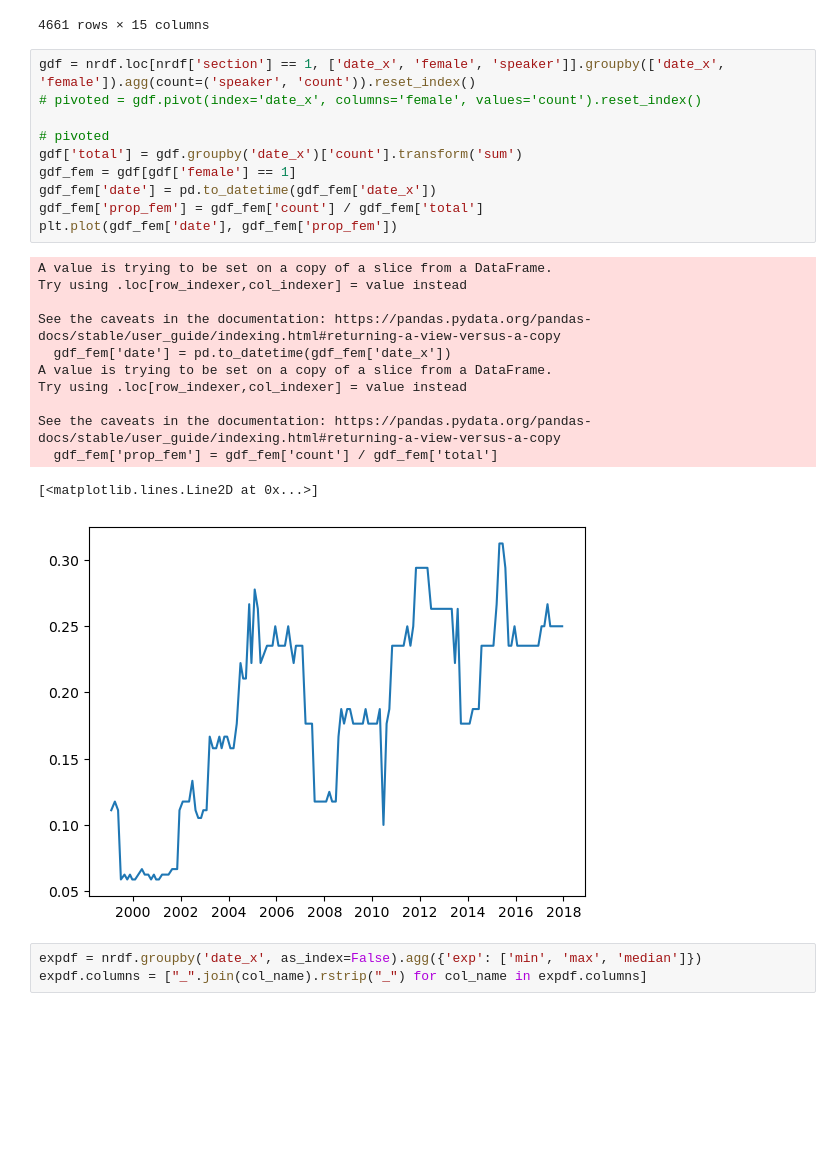
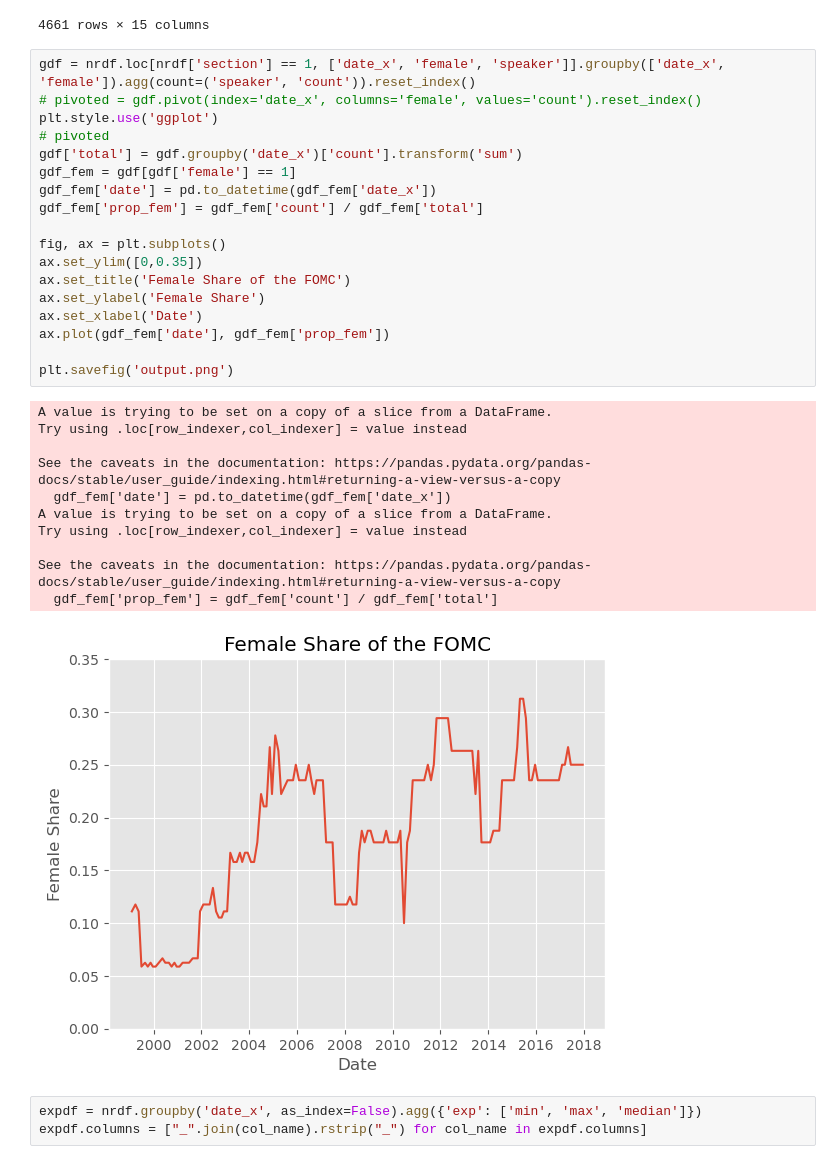
Before and after one commit to bendurham441/fed-nlp, a Jupyter notebook: regressions/descriptive_stats.ipynb, the cells around one changed output. Drawn from its saved outputs; the diff is of its cells as text; blank space fills up the shorter version.

Commit message:
Figures for descriptive statistics

```diff
--- a/regressions/descriptive_stats.ipynb
+++ b/regressions/descriptive_stats.ipynb
@@ -25,26 +45,33 @@ nrdf
 # %%
 gdf = nrdf.loc[nrdf['section'] == 1, ['date_x', 'female', 'speaker']].groupby(['date_x', 'female']).agg(count=('speaker', 'count')).reset_index()
 # pivoted = gdf.pivot(index='date_x', columns='female', values='count').reset_index()
-
+plt.style.use('ggplot')
 # pivoted
 gdf['total'] = gdf.groupby('date_x')['count'].transform('sum')
 gdf_fem = gdf[gdf['female'] == 1]
 gdf_fem['date'] = pd.to_datetime(gdf_fem['date_x'])
 gdf_fem['prop_fem'] = gdf_fem['count'] / gdf_fem['total']
-plt.plot(gdf_fem['date'], gdf_fem['prop_fem'])
+
+fig, ax = plt.subplots()
+ax.set_ylim([0,0.35])
+ax.set_title('Female Share of the FOMC')
+ax.set_ylabel('Female Share')
+ax.set_xlabel('Date')
+ax.plot(gdf_fem['date'], gdf_fem['prop_fem'])
+
+plt.savefig('output.png')
 # %% [output]
 A value is trying to be set on a copy of a slice from a DataFrame.
 Try using .loc[row_indexer,col_indexer] = value instead
 
 See the caveats in the documentation: https://pandas.pydata.org/pandas-docs/stable/user_guide/indexing.html#returning-a-view-versus-a-copy
   gdf_fem['date'] = pd.to_datetime(gdf_fem['date_x'])
 A value is trying to be set on a copy of a slice from a DataFrame.
 Try using .loc[row_indexer,col_indexer] = value instead
 
 See the caveats in the documentation: https://pandas.pydata.org/pandas-docs/stable/user_guide/indexing.html#returning-a-view-versus-a-copy
   gdf_fem['prop_fem'] = gdf_fem['count'] / gdf_fem['total']
-[<matplotlib.lines.Line2D at 0x...>]
-[figure, old version]
+[figure, new version]
 # %%
 expdf = nrdf.groupby('date_x', as_index=False).agg({'exp': ['min', 'max', 'median']})
 expdf.columns = ["_".join(col_name).rstrip("_") for col_name in expdf.columns]
```
Also changed, not shown: parts of 3 cells of this notebook.
